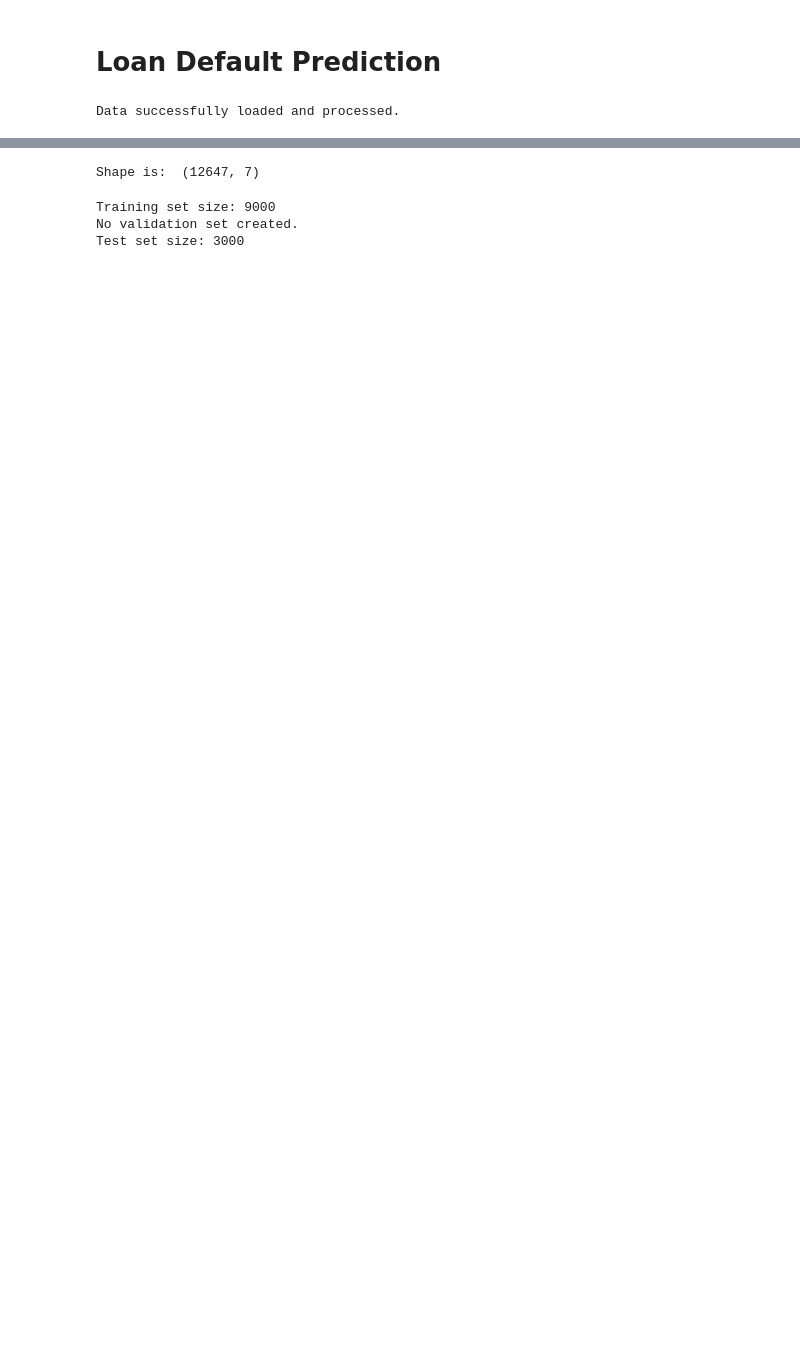
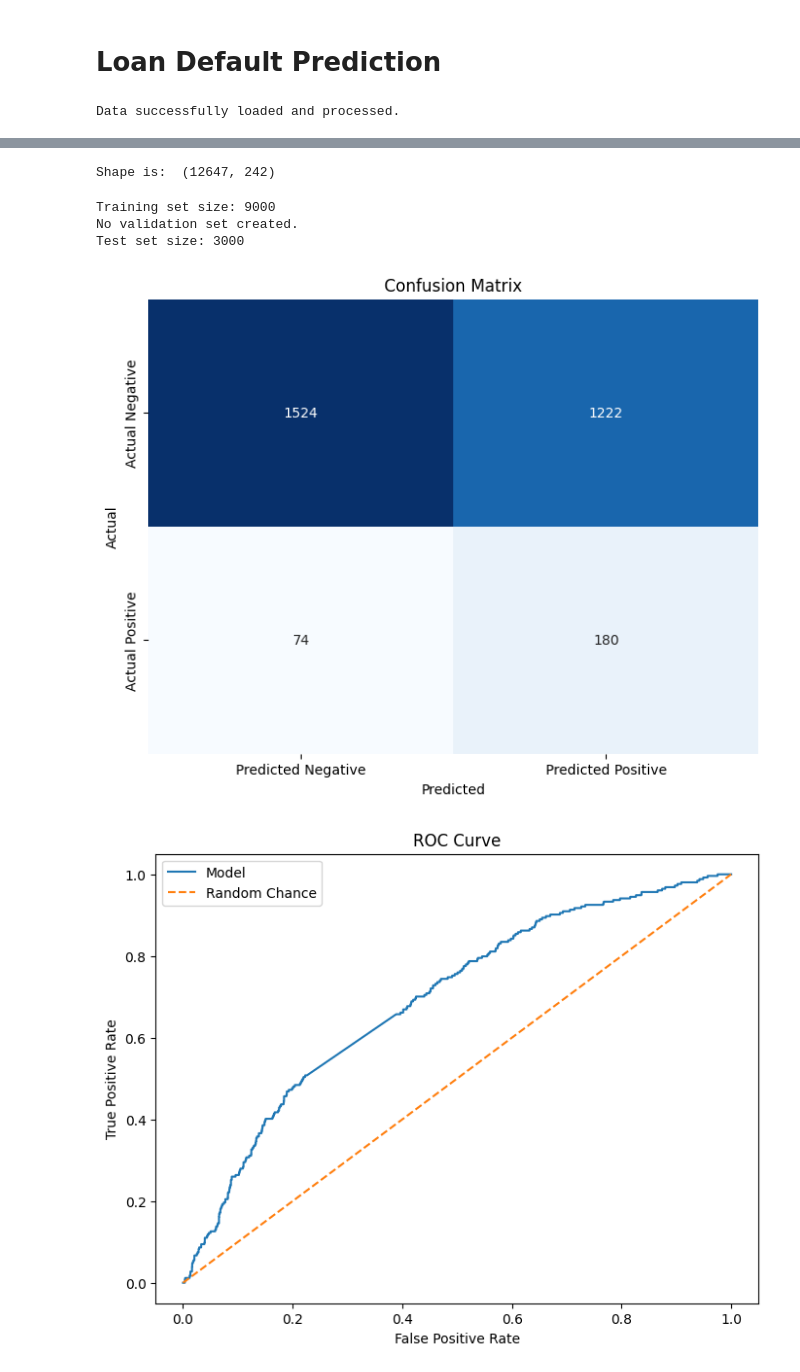
Before and after one commit to mozer123/credit_scoring, a Jupyter notebook: src/main.ipynb, the cells around one changed output, grey strips where cells are left out. Cells and saved outputs as stored; diff of their text form; code cells hidden in the pictures; blank space fills up the shorter version.

```diff
--- a/src/main.ipynb
+++ b/src/main.ipynb
@@ -18,6 +18,7 @@ selected_features = [
     net_monthly_cash_flow,
     average_account_balance,
     time_based_average_transaction_amounts,
+    descriptive_stats_by_category,
 ]
 # %%
 # Calculate selected and not previously run features
@@ -37,7 +38,7 @@ Executing features...
 # DataFrame of id and all the created features
 final_features = merge_features(feature_dataframes)
 # %% [output]
-Shape is:  (12647, 7)
+Shape is:  (12647, 242)
 # %%
 # Merge features into consumer_df and handle scoring exclusions if needed
 ml_features = consumer_df.merge(final_features, how="left", on="prism_consumer_id")
@@ -52,4 +53,8 @@ Test set size: 3000
 exclude_columns = ['prism_consumer_id', 'evaluation_date', 'credit_score', 'DQ_TARGET']
 feature_columns = [col for col in train_df.columns if col not in exclude_columns]
 # %%
-model = train_logistic_regression(train_df, feature_columns)
+model, scaler = train_logistic_regression(train_df, feature_columns)
+predict_and_analyze_model(model, scaler, train_df, test_df, feature_columns)
+# %% [output]
+[figure, added]
+[figure, added]
```
Also changed, not shown: parts of 3 cells of this notebook.
